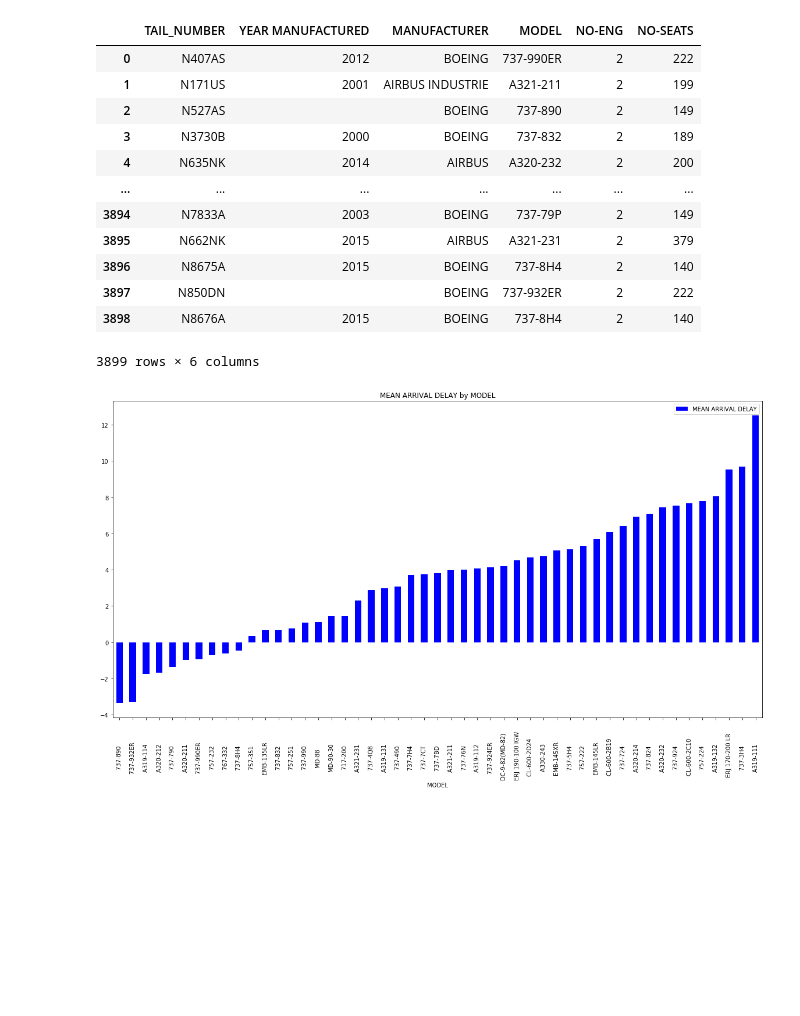
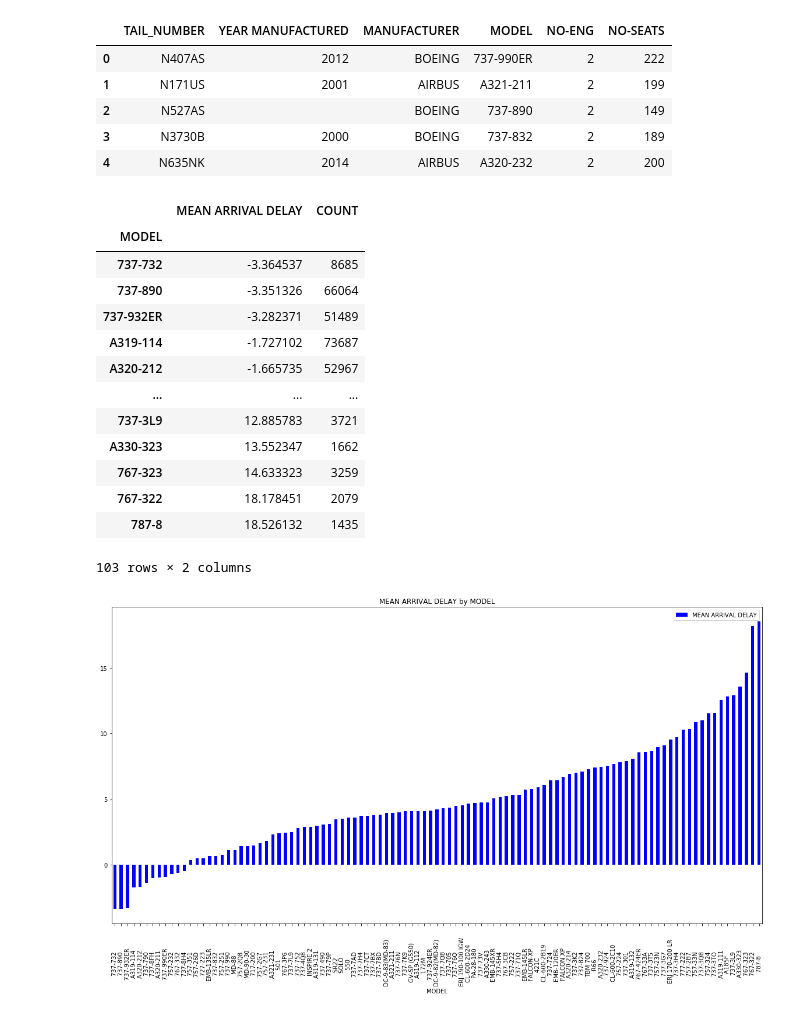
Before and after one commit to koryakinp/SCS-3250-Group-9-project, a Jupyter notebook: delay-vs-aircraft.ipynb, the cells around one changed output. Cells and saved outputs as stored; diff of their text form; code cells hidden in the pictures; blank space fills up the shorter version.

```diff
--- a/delay-vs-aircraft.ipynb
+++ b/delay-vs-aircraft.ipynb
@@ -15,19 +15,5 @@ pd.options.display.max_rows = 10
 %matplotlib inline
 # %%
 planes = pd.read_csv('data/planes.csv', low_memory=False)
+planes = planes[planes['YEAR MANUFACTURED'] <= '2015']
 flights = pd.read_csv('data/flights.csv', low_memory=False, usecols=['TAIL_NUMBER','ARRIVAL_DELAY'])
-planes
-# %% [output]
-|  | TAIL_NUMBER | YEAR MANUFACTURED | MANUFACTURER | MODEL | NO-ENG | NO-SEATS |
-| 0 | N407AS | 2012 | BOEING | 737-990ER | 2 | 222 |
-| 1 | N171US | 2001 | AIRBUS INDUSTRIE | A321-211 | 2 | 199 |
-| 2 | N527AS |  | BOEING | 737-890 | 2 | 149 |
-| 3 | N3730B | 2000 | BOEING | 737-832 | 2 | 189 |
-| 4 | N635NK | 2014 | AIRBUS | A320-232 | 2 | 200 |
-| ... | ... | ... | ... | ... | ... | ... |
-| 3894 | N7833A | 2003 | BOEING | 737-79P | 2 | 149 |
-| 3895 | N662NK | 2015 | AIRBUS | A321-231 | 2 | 379 |
-| 3896 | N8675A | 2015 | BOEING | 737-8H4 | 2 | 140 |
-| 3897 | N850DN |  | BOEING | 737-932ER | 2 | 222 |
-| 3898 | N8676A | 2015 | BOEING | 737-8H4 | 2 | 140 |
-3899 rows × 6 columns
@@ -34,3 +33,12 @@ planes
+# %%
+planes.head()
+# %% [output]
+|  | TAIL_NUMBER | YEAR MANUFACTURED | MANUFACTURER | MODEL | NO-ENG | NO-SEATS |
+| 0 | N407AS | 2012 | BOEING | 737-990ER | 2 | 222 |
+| 1 | N171US | 2001 | AIRBUS | A321-211 | 2 | 199 |
+| 2 | N527AS |  | BOEING | 737-890 | 2 | 149 |
+| 3 | N3730B | 2000 | BOEING | 737-832 | 2 | 189 |
+| 4 | N635NK | 2014 | AIRBUS | A320-232 | 2 | 200 |
 # %%
 merge = pd.merge(flights,planes,on='TAIL_NUMBER')
 # %%
@@ -45,10 +54,21 @@ def display_mean_arrival_delay(source,groupby,mincount,title,sortby,color):
 # %%
-df = merge.copy(True)
-df = df['MODEL']
-
-display_mean_arrival_delay(merge,'MODEL','10000','MEAN ARRIVAL DELAY','MEAN ARRIVAL DELAY','blue')
+display_mean_arrival_delay(merge,'MODEL','1000','MEAN ARRIVAL DELAY','MEAN ARRIVAL DELAY','blue')
 # %% [output]
+|  | MEAN ARRIVAL DELAY | COUNT |
+| MODEL |  |  |
+| 737-732 | -3.364537 | 8685 |
+| 737-890 | -3.351326 | 66064 |
+| 737-932ER | -3.282371 | 51489 |
+| A319-114 | -1.727102 | 73687 |
+| A320-212 | -1.665735 | 52967 |
+| ... | ... | ... |
+| 737-3L9 | 12.885783 | 3721 |
+| A330-323 | 13.552347 | 1662 |
+| 767-323 | 14.633323 | 3259 |
+| 767-322 | 18.178451 | 2079 |
+| 787-8 | 18.526132 | 1435 |
+103 rows × 2 columns
-[figure, old version]
+[figure, new version]
 # %%
 display_mean_arrival_delay(merge,'MANUFACTURER','10000','MEAN ARRIVAL DELAY','MEAN ARRIVAL DELAY','green')
 # %% [output]
```
Also changed, not shown: parts of 8 cells of this notebook, 3 other files.
